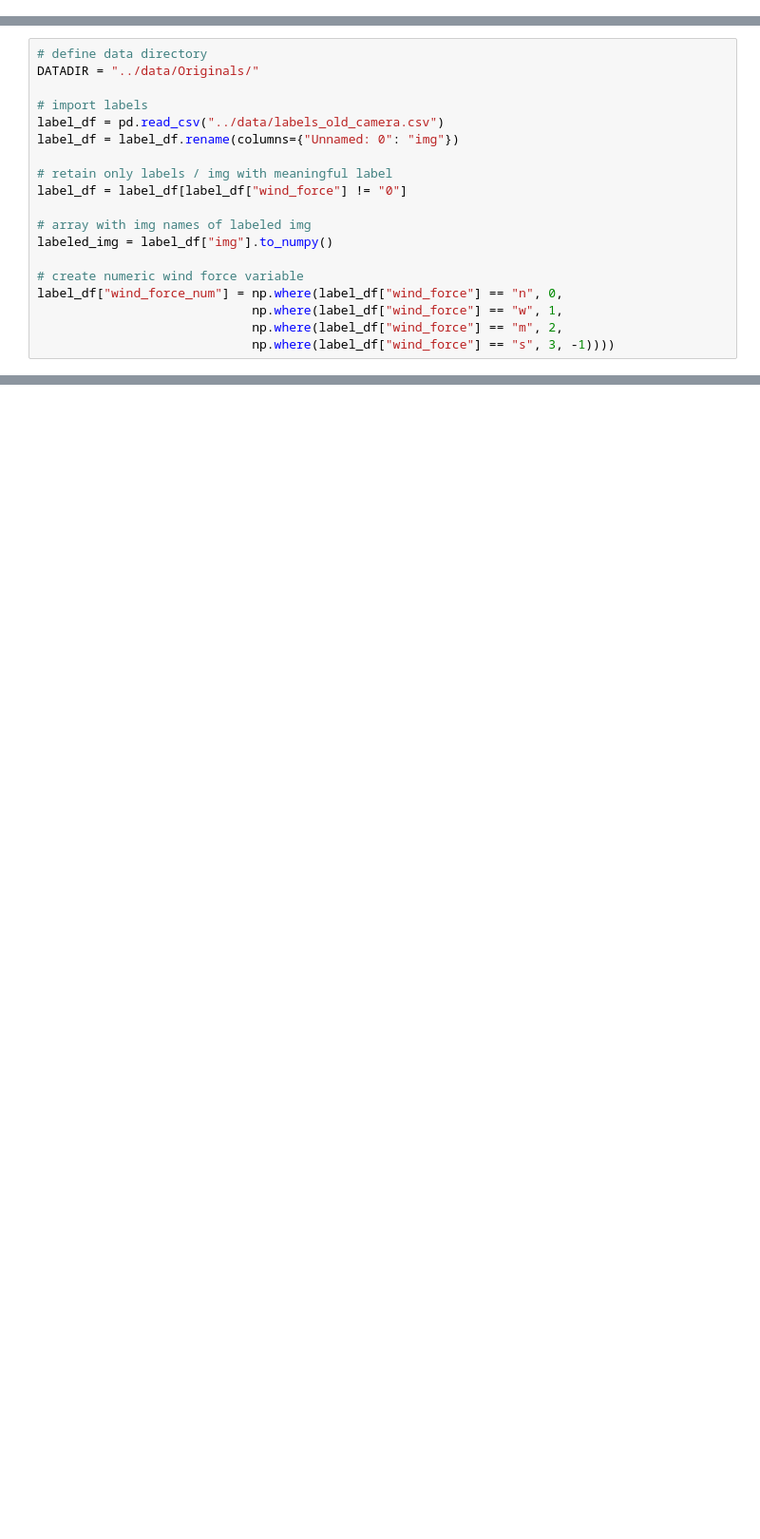
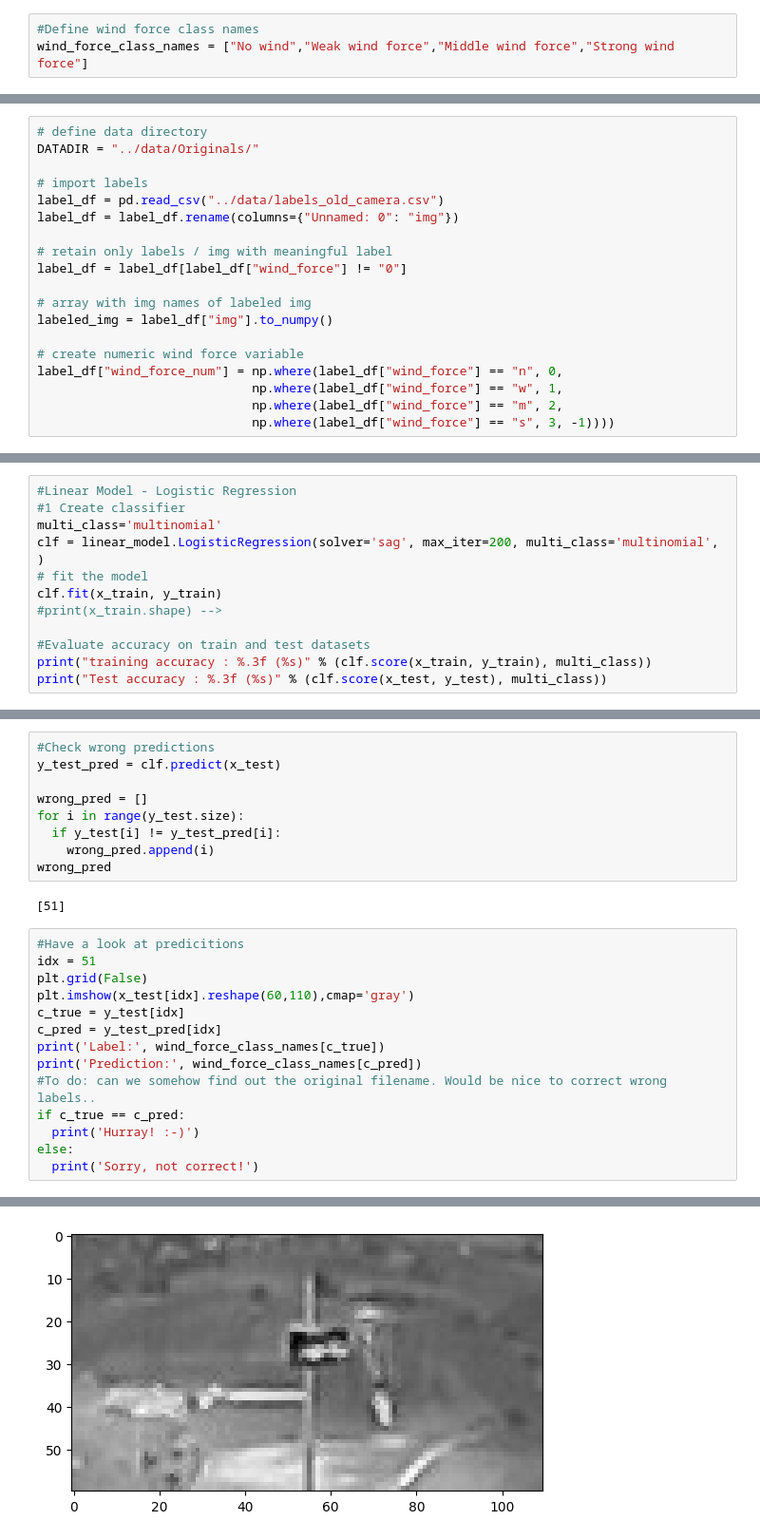
Before and after one commit to jonasbuechi/moentschele_project, a Jupyter notebook: scripts/modeling.ipynb, the cells around one changed output, grey strips where cells are left out. Shown: that part at 95% size. Saved outputs shown, nothing was run; the diff lists cells and outputs as text; blank space fills up the shorter version.

Commit message:
Create training data with multiplier, added machine learning model

```diff
--- a/scripts/modeling.ipynb
+++ b/scripts/modeling.ipynb
@@ -8,3 +11,6 @@ import cv2
+# %%
+#Define wind force class names
+wind_force_class_names = ["No wind","Weak wind force","Middle wind force","Strong wind force"]
 # %%
 # fun to crop img
 def fn_crop_image(img_array, y_start, x_start):
@@ -72,0 +150,12 @@ y_train = np.array(train_labels)
+# %%
+#Linear Model - Logistic Regression
+#1 Create classifier
+multi_class='multinomial'
+clf = linear_model.LogisticRegression(solver='sag', max_iter=200, multi_class='multinomial', )
+# fit the model
+clf.fit(x_train, y_train)
+#print(x_train.shape) -->
+
+#Evaluate accuracy on train and test datasets
+print("training accuracy : %.3f (%s)" % (clf.score(x_train, y_train), multi_class))
+print("Test accuracy : %.3f (%s)" % (clf.score(x_test, y_test), multi_class))
@@ -72,0 +165,26 @@ y_train = np.array(train_labels)
+# %%
+#Check wrong predictions
+y_test_pred = clf.predict(x_test)
+
+wrong_pred = []
+for i in range(y_test.size):
+  if y_test[i] != y_test_pred[i]:
+    wrong_pred.append(i)
+wrong_pred
+# %% [output]
+[51]
+# %%
+#Have a look at predicitions
+idx = 51
+plt.grid(False)
+plt.imshow(x_test[idx].reshape(60,110),cmap='gray')
+c_true = y_test[idx]
+c_pred = y_test_pred[idx]
+print('Label:', wind_force_class_names[c_true])
+print('Prediction:', wind_force_class_names[c_pred])
+#To do: can we somehow find out the original filename. Would be nice to correct wrong labels..
+if c_true == c_pred:
+  print('Hurray! :-)')
+else:
+  print('Sorry, not correct!')
+# %% [output]
@@ -72,0 +194 @@ y_train = np.array(train_labels)
+[figure, added]
```
Also changed, not shown: parts of 11 cells of this notebook.
